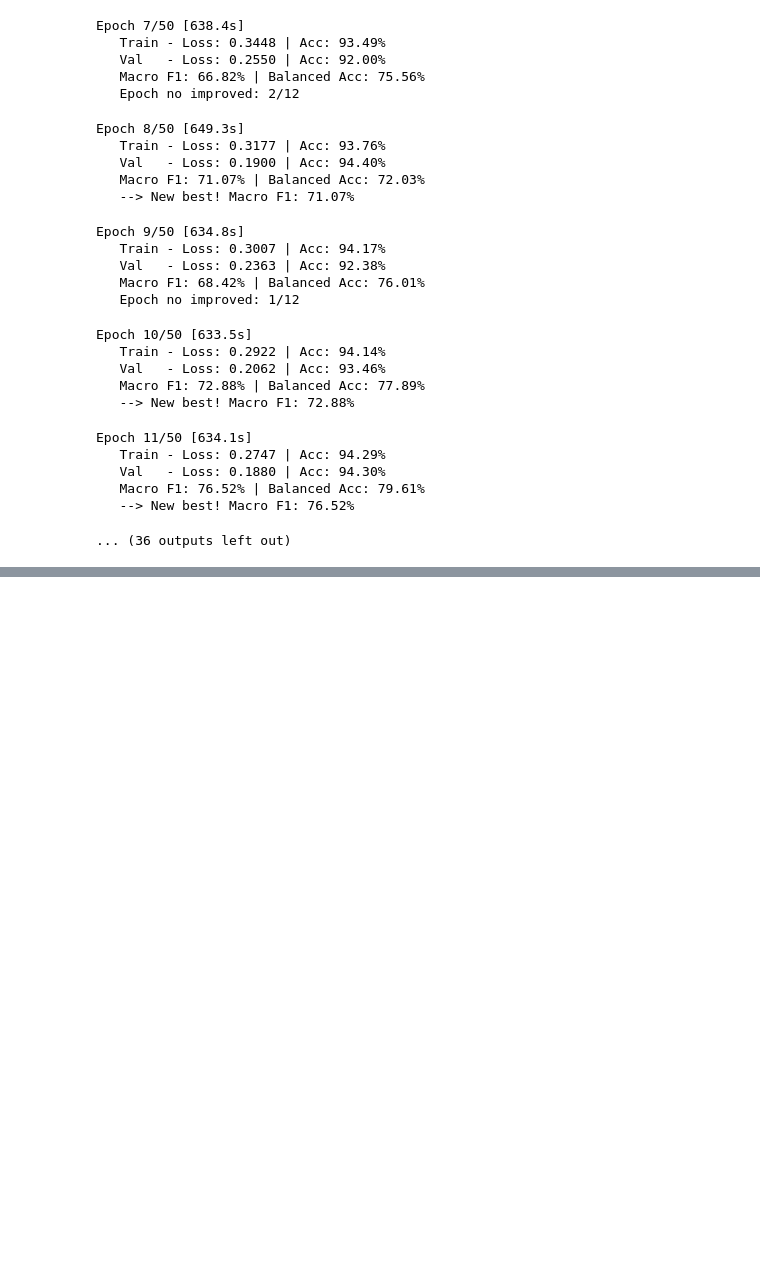
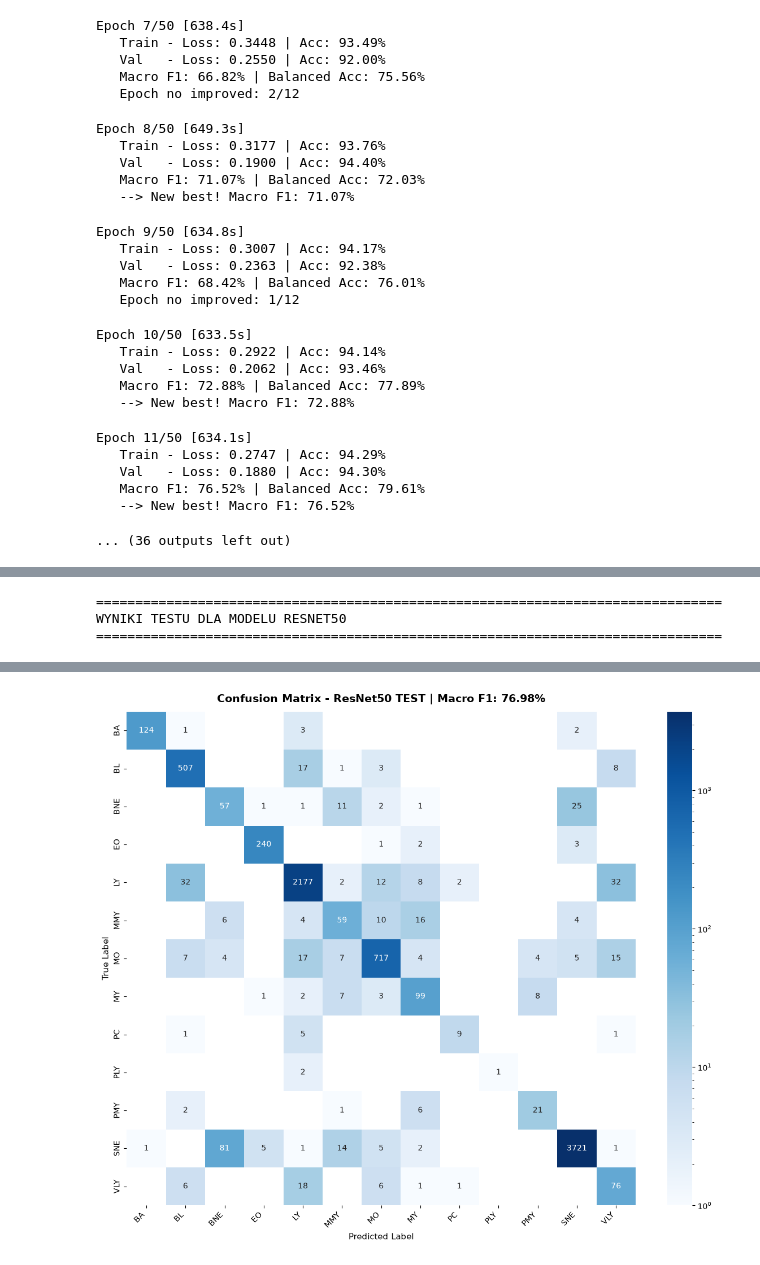
Before and after one commit to Rafitooo/AplikacjaWspomagajacaRozpoznawanieTypowKomorekKrwiNaPodstawieZdjecMikroskopowych, a Jupyter notebook: src/training.ipynb, the cells around one changed output, grey strips where cells are left out. Drawn from its saved outputs; the diff is of its cells as text; code cells hidden in the pictures; blank space fills up the shorter version.

```diff
--- a/src/training.ipynb
+++ b/src/training.ipynb
@@ -395,0 +385,64 @@ F1 Score                               79.58%      19.53%    46.75%   100.00%
+# %%
+class_names = train_dataset.classes
+labels_index = list(range(len(class_names)))
+
+print("\n" + "="*80)
+print("WYNIKI TESTU DLA MODELU RESNET50")
+print("="*80)
+
+model.load_state_dict(torch.load("best_resnet50_wbc.pth", weights_only=True))
+model.eval()
+
+all_true = []
+all_predictions = []
+
+with torch.no_grad():
+    for inputs, labels in tqdm(test_loader, desc="Ewaluacja (Test)", leave=False):
+        inputs, labels = inputs.to(device), labels.to(device)
+        outputs = model(inputs)
+        _, predicted = torch.max(outputs, 1)
+
+        all_true.extend(labels.cpu().tolist())
+        all_predictions.extend(predicted.cpu().tolist())
+
+f1 = f1_score(all_true, all_predictions, labels=labels_indices, average=None, zero_division=0) * 100
+prec = precision_score(all_true, all_predictions, labels=labels_indices, average=None, zero_division=0) * 100
+rec = recall_score(all_true, all_predictions, labels=labels_indices, average=None, zero_division=0) * 100
+supp = Counter(all_true)
+
+stats = []
+for i, name in enumerate(class_names):
+    stats.append({'name': name, 'f1': f1[i], 'prec': prec[i], 'rec': rec[i], 'sup': supp.get(i, 0)})
+
+stats = sorted(stats, key=lambda x: x['f1'], reverse=True)
+
+print(f"{'Rank':<6}{'Class':<30}{'F1':>10}{'Precision':>12}{'Recall':>10}{'Support':>10}")
+print("-"*80)
+for r, s in enumerate(stats, 1):
+    ind = "⚠️" if s['f1'] < 50 else ("✅" if s['f1'] >= 80 else "  ")
+    print(f"{r:<6}{s['name']:<30}{s['f1']:>8.2f}%{s['prec']:>11.2f}%{s['rec']:>9.2f}%{s['sup']:>10} {ind}")
+
+print("-"*80)
+f1_vals = [s['f1'] for s in stats]
+mean_f1 = np.mean(f1_vals)
+print(f"{'SUMMARY':<36}{'Mean':>10}{'Std':>12}{'Min':>10}{'Max':>10}")
+print(f"{'F1 Score':<36}{mean_f1:>8.2f}%{np.std(f1_vals):>11.2f}%{np.min(f1_vals):>9.2f}%{np.max(f1_vals):>9.2f}%")
+print("="*80 + "\n")
+
+cm = confusion_matrix(all_true, all_predictions, labels=labels_indices)
+plt.figure(figsize=(12, 10))
+ax = sns.heatmap(cm, mask=(cm == 0), annot=True, fmt='d', cmap='Blues',
+                 norm=LogNorm(vmin=1, vmax=cm.max()), xticklabels=class_names, yticklabels=class_names, cbar=True)
+ax.set_facecolor('white')
+plt.title(f'Confusion Matrix - ResNet50 TEST | Macro F1: {mean_f1:.2f}%', fontsize=14, pad=12, fontweight='bold')
+plt.xlabel('Predicted Label', fontsize=11)
+plt.ylabel('True Label', fontsize=11)
+plt.xticks(rotation=45, ha='right')
+plt.yticks(rotation=90, va='center')
+plt.tight_layout()
+plt.savefig('confusion_matrix_resnet50_test.png', dpi=300, bbox_inches='tight')
+plt.show()
+# %% [output]
+================================================================================
+WYNIKI TESTU DLA MODELU RESNET50
+================================================================================
@@ -395,0 +468 @@ F1 Score                               79.58%      19.53%    46.75%   100.00%
+[figure, added]
```
Also changed, not shown: parts of 9 cells of this notebook.
